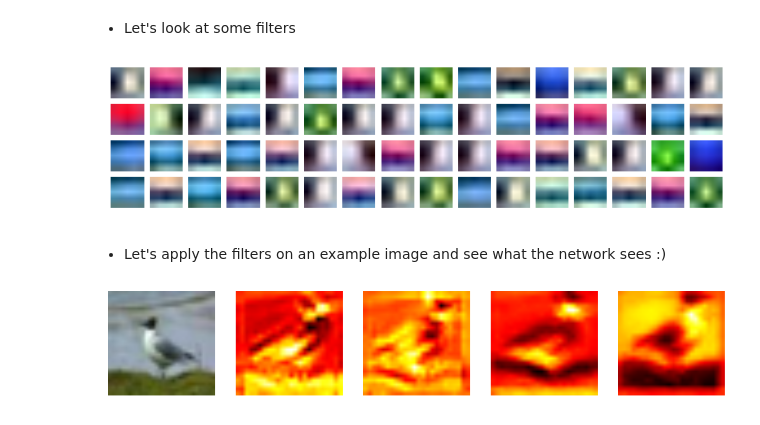
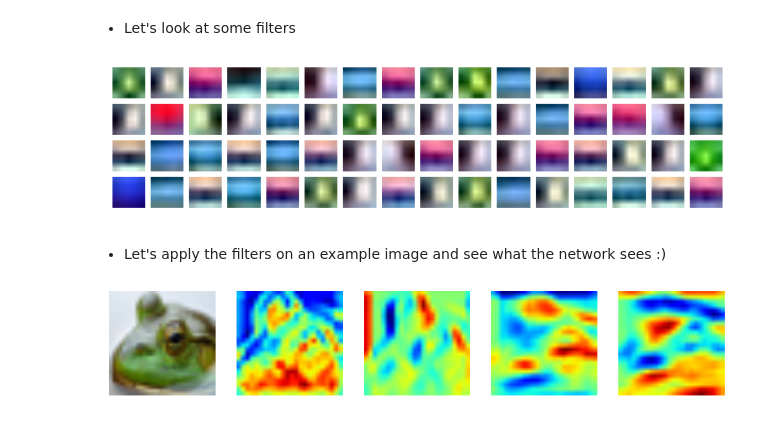
Before and after one commit to keveman/tensorflow-tutorial, a Jupyter notebook: CIFAR10 Tutorial.ipynb, the cells around one changed output. Saved outputs shown, nothing was run; the diff lists cells and outputs as text; code cells hidden in the pictures.

```diff
--- a/CIFAR10 Tutorial.ipynb
+++ b/CIFAR10 Tutorial.ipynb
@@ -47,12 +51,16 @@ record_size = img_size + 1
 # %% [markdown]
 * Decode the raw bytes and create a mini-batch of Tensors
 # %%
-def data_as_tensor(filenumber, batch_size, offset=0):
-  return tf.decode_raw(data[filenumber][offset*record_size:offset*record_size+batch_size*record_size], tf.uint8)
-def data_as_nparray(filenumber, batch_size, offset=0):
+def data_as_tensor(batch_size, offset=0):
+  return tf.decode_raw(data[offset*record_size:offset*record_size+batch_size*record_size], tf.uint8)
+def data_as_nparray(batch_size, offset=0):
   return np.fromstring(
-    data[filenumber][offset*record_size:offset*record_size+batch_size*record_size],
+    data[offset*record_size:offset*record_size+batch_size*record_size],
     dtype=np.uint8)
+def random_batch(batch_size):
+  return data_as_tensor(batch_size, random.randint(50000 - batch_size))
+def random_batch_as_np(batch_size):
+  return data_as_nparray(batch_size, random.randint(50000 - batch_size))
 # %%
 def get_mini_batch(bytes, batch_size):
   images = []
@@ -73,10 +81,10 @@ def get_mini_batch(bytes, batch_size):
 # %% [markdown]
 * Let's look at the images
 # %%
-images, labels =  get_mini_batch(data_as_tensor(random.randint(5), 10), 10)
+images, labels =  get_mini_batch(random_batch(10), 10)
 fig = figure(figsize = (7, 3.5))
 for i in range(10):
   image, label = images[i], labels[i]
-  subplot(2, 5, i)
+  subplot(2, 5, i+1)
   myshow(image.eval(), label_names[label.eval()[0]])
 # %% [output]
@@ -99,7 +107,7 @@ def distort(image):
 # %% [markdown]
 * Let's look at the images again
 # %%
-images, _ =  get_mini_batch(data_as_tensor(random.randint(5), 5), 5)
+images, _ =  get_mini_batch(random_batch(5), 5)
 figsize(7, 6)
 for i in range(5):
   subplot(5, 6, i*6+1)
@@ -398,26 +405,24 @@ classify()
 conv1_weights = vars['conv1_weights'].eval()
 figsize(12, 2.75)
 for i in range(64):
-  subplot(4, 16, i)
+  subplot(4, 16, i+1)
   myshow(conv1_weights[:, :, :, i], aspect='auto')
 # %% [output]
-[figure, old version]
+[figure, new version]
 # %% [markdown]
 * Let's apply the filters on an example image and see what the network sees :)
 # %%
-filenumber = np.random.randint(5)
-offset = np.random.randint(10000 - 32)
-orig_im, l = get_mini_batch(data_as_tensor(filenumber, 1, offset), 1)
+orig_im, l = get_mini_batch(random_batch(1), 1)
 im = distort(orig_im[0])
 figsize(20, 3.4)
 subplot(1, 5, 1)
 myshow(orig_im[0].eval(), aspect='auto')
 im = tf.expand_dims(im, 0)
 output = tf.nn.conv2d(im, vars['conv1_weights'], [1, 1, 1, 1], padding='SAME').eval()
 output.shape
-hot()
+jet()
 for i in range(4):
   subplot(1, 5, 2+i)
   myshow(output[0, :, :, i], aspect='auto')
 # %% [output]
-[figure, old version]
+[figure, new version]
```
Also changed, not shown: parts of 14 cells of this notebook.
